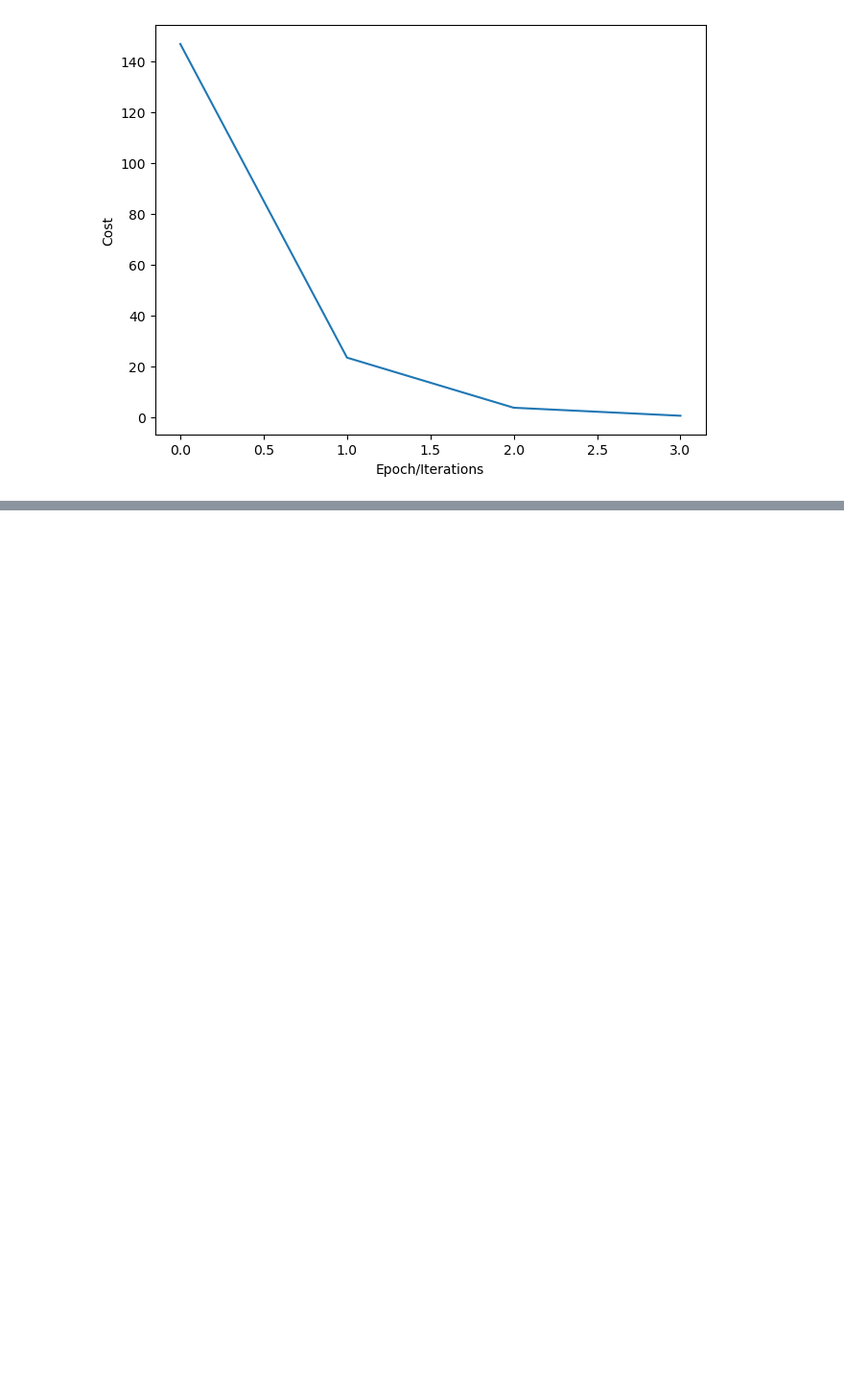
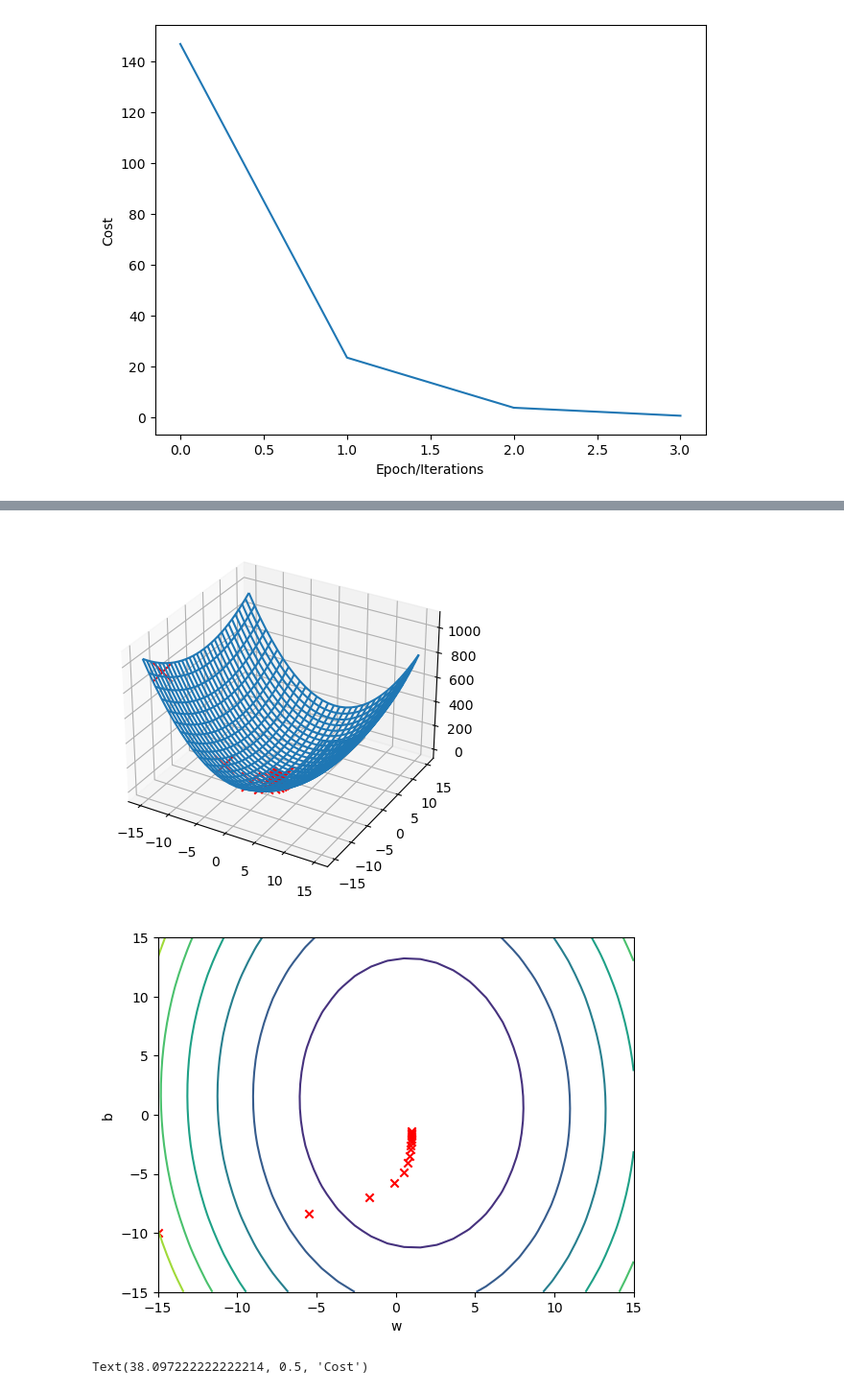
Before and after one commit to mehrankhosrojerdi/PyTorch, a Jupyter notebook: 4_Linear_Regression..ipynb, the cells around one changed output, grey strips where cells are left out. Shown: that part at 96% size. Drawn from its saved outputs; the diff is of its cells as text; code cells hidden in the pictures; blank space fills up the shorter version.

```diff
--- a/4_Linear_Regression..ipynb
+++ b/4_Linear_Regression..ipynb
@@ -176,0 +348,13 @@ Text(38.097222222222214, 0.5, 'Cost')
+# %%
+# Plot out the Loss Result
+
+get_surface.final_plot()
+LOSS= [ loss.detach().numpy() for loss in LOSS]
+plt.plot(LOSS)
+plt.tight_layout()
+plt.xlabel("Epoch/Iterations")
+plt.ylabel("Cost")
+# %% [output]
+[figure, added]
+[figure, added]
+Text(38.097222222222214, 0.5, 'Cost')
```
Also changed, not shown: parts of 10 cells of this notebook.
